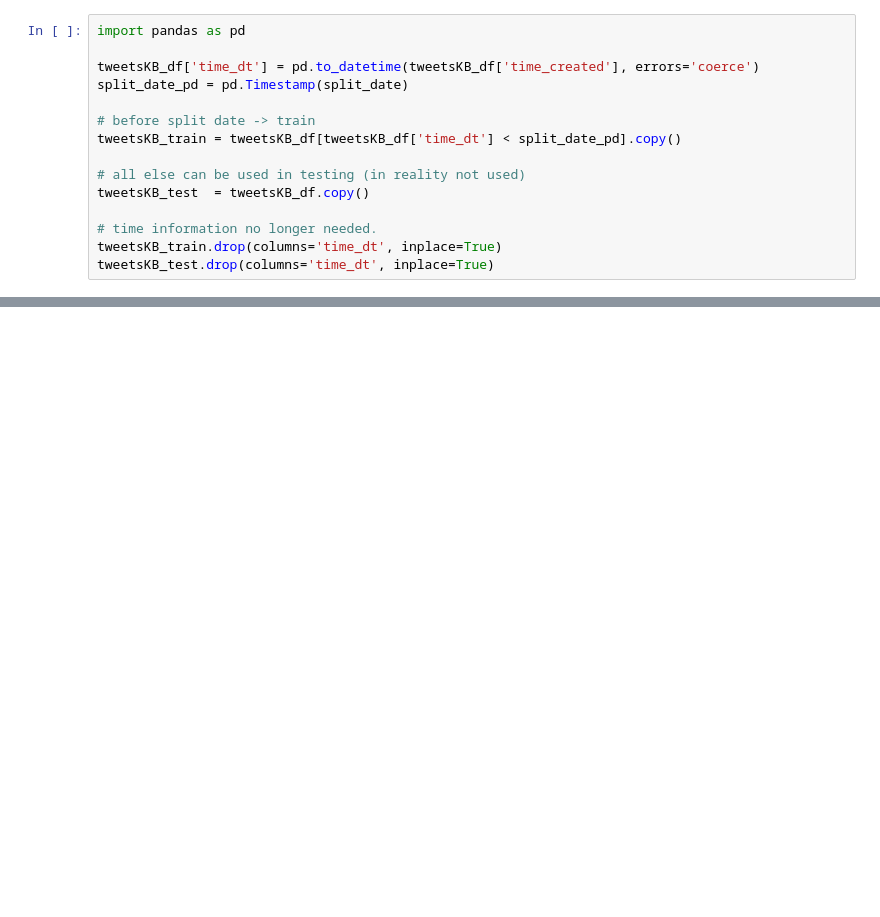
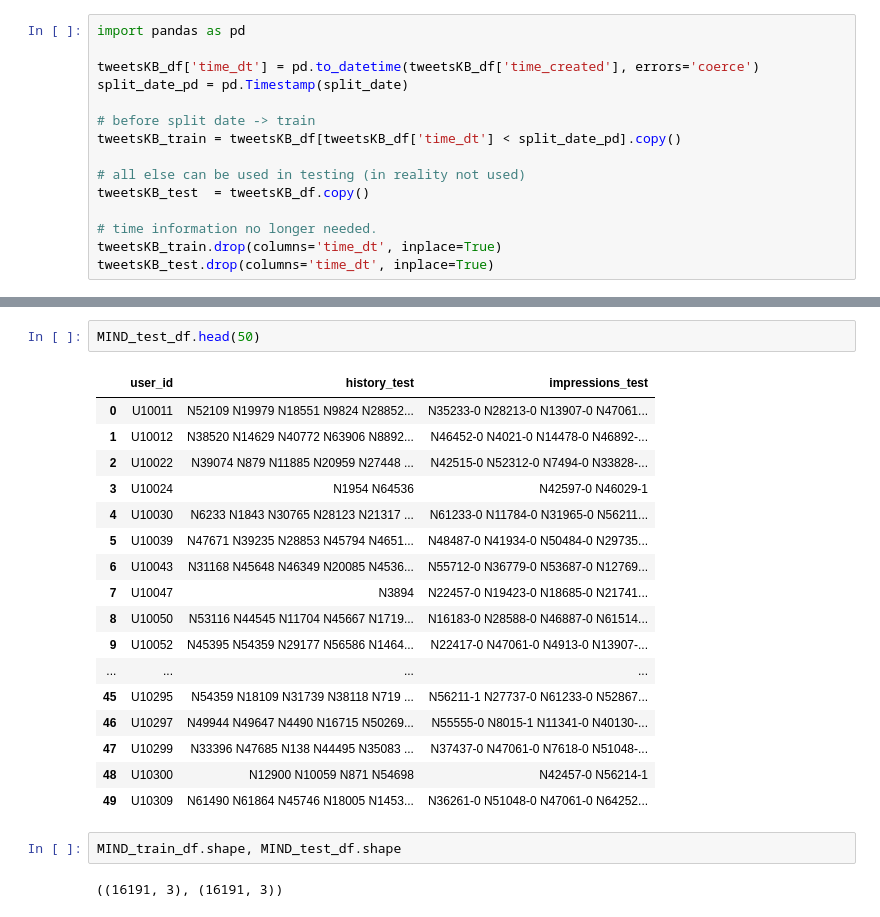
Before and after one commit to rayyyd/news_reccomender, a Jupyter notebook: ray/recommender.ipynb, the cells around one changed output, grey strips where cells are left out. Cells and saved outputs as stored; diff of their text form; blank space fills up the shorter version.

```diff
--- a/ray/recommender.ipynb
+++ b/ray/recommender.ipynb
@@ -519,0 +705,24 @@ len(tweetsKB_train), len(tweetsKB_test)
+# %%
+MIND_test_df.head(50)
+# %% [output]
+|  | user_id | history_test | impressions_test |
+| 0 | U10011 | N52109 N19979 N18551 N9824 N28852... | N35233-0 N28213-0 N13907-0 N47061... |
+| 1 | U10012 | N38520 N14629 N40772 N63906 N8892... | N46452-0 N4021-0 N14478-0 N46892-... |
+| 2 | U10022 | N39074 N879 N11885 N20959 N27448 ... | N42515-0 N52312-0 N7494-0 N33828-... |
+| 3 | U10024 | N1954 N64536 | N42597-0 N46029-1 |
+| 4 | U10030 | N6233 N1843 N30765 N28123 N21317 ... | N61233-0 N11784-0 N31965-0 N56211... |
+| 5 | U10039 | N47671 N39235 N28853 N45794 N4651... | N48487-0 N41934-0 N50484-0 N29735... |
+| 6 | U10043 | N31168 N45648 N46349 N20085 N4536... | N55712-0 N36779-0 N53687-0 N12769... |
+| 7 | U10047 | N3894 | N22457-0 N19423-0 N18685-0 N21741... |
+| 8 | U10050 | N53116 N44545 N11704 N45667 N1719... | N16183-0 N28588-0 N46887-0 N61514... |
+| 9 | U10052 | N45395 N54359 N29177 N56586 N1464... | N22417-0 N47061-0 N4913-0 N13907-... |
+| ... | ... | ... | ... |
+| 45 | U10295 | N54359 N18109 N31739 N38118 N719 ... | N56211-1 N27737-0 N61233-0 N52867... |
+| 46 | U10297 | N49944 N49647 N4490 N16715 N50269... | N55555-0 N8015-1 N11341-0 N40130-... |
+| 47 | U10299 | N33396 N47685 N138 N44495 N35083 ... | N37437-0 N47061-0 N7618-0 N51048-... |
+| 48 | U10300 | N12900 N10059 N871 N54698 | N42457-0 N56214-1 |
+| 49 | U10309 | N61490 N61864 N45746 N18005 N1453... | N36261-0 N51048-0 N47061-0 N64252... |
+# %%
+MIND_train_df.shape, MIND_test_df.shape
+# %% [output]
+((16191, 3), (16191, 3))
```
Also changed, not shown: parts of 30 cells of this notebook, 5 other files.
